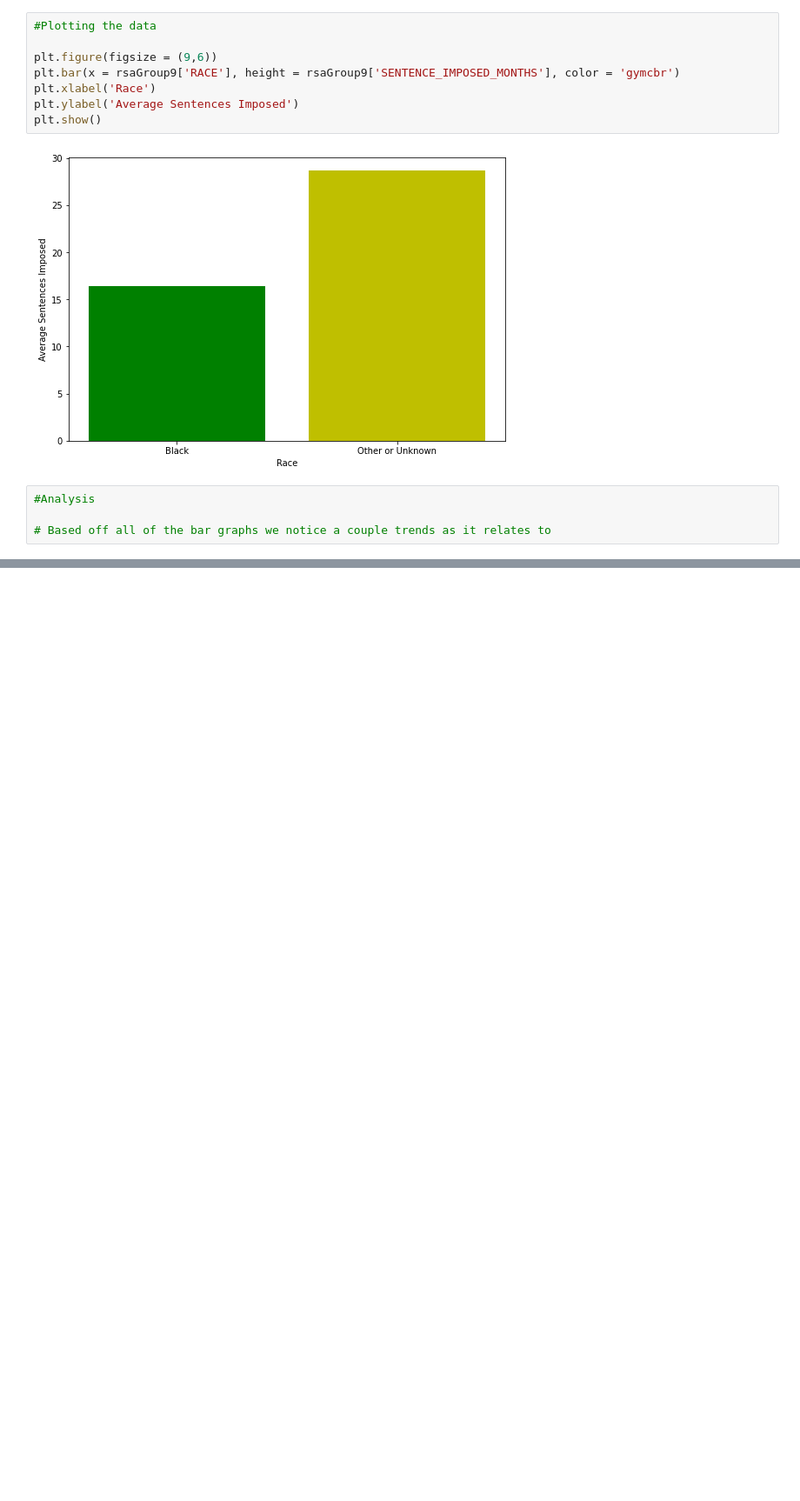
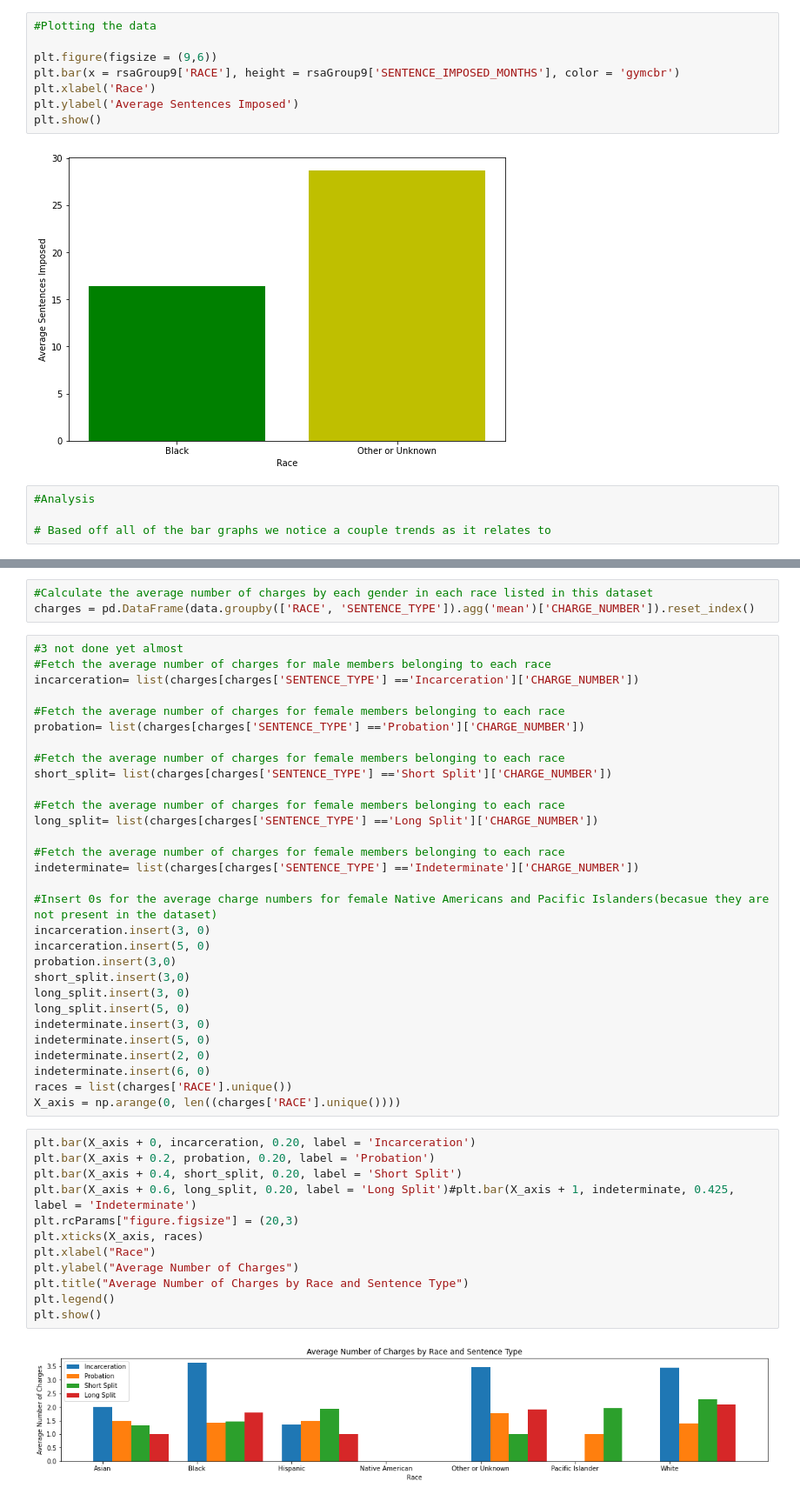
Before and after one commit to ruthwikkuppachi/INST447_Final_Project, a Jupyter notebook: api_test.ipynb, the cells around one changed output, grey strips where cells are left out. Shown at 87% size. Saved outputs shown, nothing was run; the diff lists cells and outputs as text; blank space fills up the shorter version.

```diff
--- a/api_test.ipynb
+++ b/api_test.ipynb
@@ -318,0 +334,47 @@ plt.show()
+# %%
+#Calculate the average number of charges by each gender in each race listed in this dataset
+charges = pd.DataFrame(data.groupby(['RACE', 'SENTENCE_TYPE']).agg('mean')['CHARGE_NUMBER']).reset_index()
+# %%
+#3 not done yet almost
+#Fetch the average number of charges for male members belonging to each race
+incarceration= list(charges[charges['SENTENCE_TYPE'] =='Incarceration']['CHARGE_NUMBER'])
+
+#Fetch the average number of charges for female members belonging to each race
+probation= list(charges[charges['SENTENCE_TYPE'] =='Probation']['CHARGE_NUMBER'])
+
+#Fetch the average number of charges for female members belonging to each race
+short_split= list(charges[charges['SENTENCE_TYPE'] =='Short Split']['CHARGE_NUMBER'])
+
+#Fetch the average number of charges for female members belonging to each race
+long_split= list(charges[charges['SENTENCE_TYPE'] =='Long Split']['CHARGE_NUMBER'])
+
+#Fetch the average number of charges for female members belonging to each race
+indeterminate= list(charges[charges['SENTENCE_TYPE'] =='Indeterminate']['CHARGE_NUMBER'])
+
+#Insert 0s for the average charge numbers for female Native Americans and Pacific Islanders(becasue they are not present in the dataset)
+incarceration.insert(3, 0)
+incarceration.insert(5, 0)
+probation.insert(3,0)
+short_split.insert(3,0)
+long_split.insert(3, 0)
+long_split.insert(5, 0)
+indeterminate.insert(3, 0)
+indeterminate.insert(5, 0)
+indeterminate.insert(2, 0)
+indeterminate.insert(6, 0)
+races = list(charges['RACE'].unique())
+X_axis = np.arange(0, len((charges['RACE'].unique())))
+# %%
+plt.bar(X_axis + 0, incarceration, 0.20, label = 'Incarceration')
+plt.bar(X_axis + 0.2, probation, 0.20, label = 'Probation')
+plt.bar(X_axis + 0.4, short_split, 0.20, label = 'Short Split')
+plt.bar(X_axis + 0.6, long_split, 0.20, label = 'Long Split')#plt.bar(X_axis + 1, indeterminate, 0.425, label = 'Indeterminate')
+plt.rcParams["figure.figsize"] = (20,3)
+plt.xticks(X_axis, races)
+plt.xlabel("Race")
+plt.ylabel("Average Number of Charges")
+plt.title("Average Number of Charges by Race and Sentence Type")
+plt.legend()
+plt.show()
+# %% [output]
+[figure, added]
```
Also changed, not shown: parts of 8 cells of this notebook.
